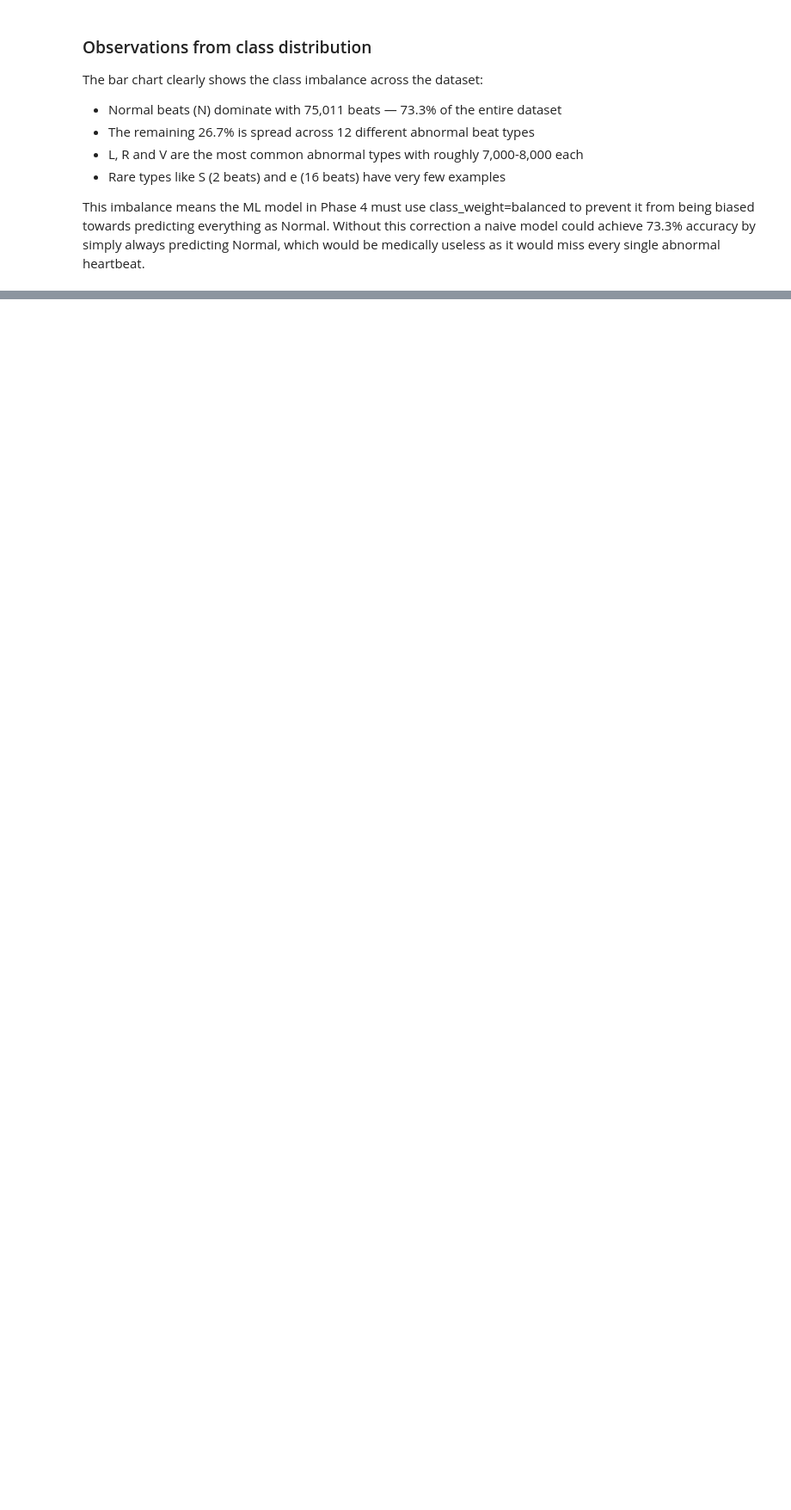
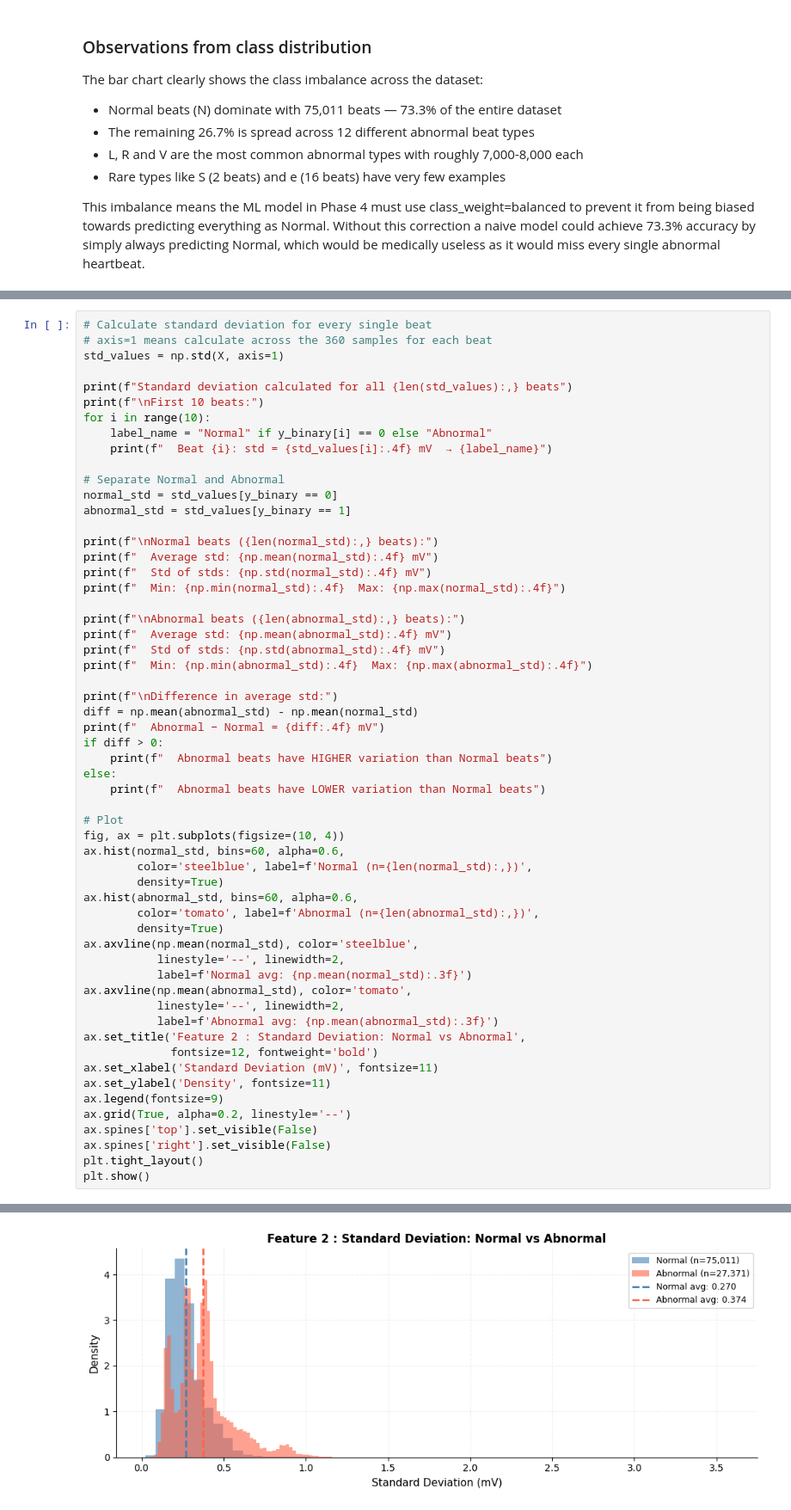
Before and after one commit to saugatpokharel/ecg-heartbeat-classification-xai, a Jupyter notebook: notebooks/03_eda_features.ipynb, the cells around one changed output, grey strips where cells are left out. Shown at 86% size. Saved outputs shown, nothing was run; the diff lists cells and outputs as text; blank space fills up the shorter version.

```diff
--- a/notebooks/03_eda_features.ipynb
+++ b/notebooks/03_eda_features.ipynb
@@ -291,0 +395,58 @@ every single abnormal heartbeat.
+# %%
+# Calculate standard deviation for every single beat
+# axis=1 means calculate across the 360 samples for each beat
+std_values = np.std(X, axis=1)
+
+print(f"Standard deviation calculated for all {len(std_values):,} beats")
+print(f"\nFirst 10 beats:")
+for i in range(10):
+    label_name = "Normal" if y_binary[i] == 0 else "Abnormal"
+    print(f"  Beat {i}: std = {std_values[i]:.4f} mV  → {label_name}")
+
+# Separate Normal and Abnormal
+normal_std = std_values[y_binary == 0]
+abnormal_std = std_values[y_binary == 1]
+
+print(f"\nNormal beats ({len(normal_std):,} beats):")
+print(f"  Average std: {np.mean(normal_std):.4f} mV")
+print(f"  Std of stds: {np.std(normal_std):.4f} mV")
+print(f"  Min: {np.min(normal_std):.4f}  Max: {np.max(normal_std):.4f}")
+
+print(f"\nAbnormal beats ({len(abnormal_std):,} beats):")
+print(f"  Average std: {np.mean(abnormal_std):.4f} mV")
+print(f"  Std of stds: {np.std(abnormal_std):.4f} mV")
+print(f"  Min: {np.min(abnormal_std):.4f}  Max: {np.max(abnormal_std):.4f}")
+
+print(f"\nDifference in average std:")
+diff = np.mean(abnormal_std) - np.mean(normal_std)
+print(f"  Abnormal − Normal = {diff:.4f} mV")
+if diff > 0:
+    print(f"  Abnormal beats have HIGHER variation than Normal beats")
+else:
+    print(f"  Abnormal beats have LOWER variation than Normal beats")
+
+# Plot
+fig, ax = plt.subplots(figsize=(10, 4))
+ax.hist(normal_std, bins=60, alpha=0.6,
+        color='steelblue', label=f'Normal (n={len(normal_std):,})',
+        density=True)
+ax.hist(abnormal_std, bins=60, alpha=0.6,
+        color='tomato', label=f'Abnormal (n={len(abnormal_std):,})',
+        density=True)
+ax.axvline(np.mean(normal_std), color='steelblue',
+           linestyle='--', linewidth=2,
+           label=f'Normal avg: {np.mean(normal_std):.3f}')
+ax.axvline(np.mean(abnormal_std), color='tomato',
+           linestyle='--', linewidth=2,
+           label=f'Abnormal avg: {np.mean(abnormal_std):.3f}')
+ax.set_title('Feature 2 : Standard Deviation: Normal vs Abnormal',
+             fontsize=12, fontweight='bold')
+ax.set_xlabel('Standard Deviation (mV)', fontsize=11)
+ax.set_ylabel('Density', fontsize=11)
+ax.legend(fontsize=9)
+ax.grid(True, alpha=0.2, linestyle='--')
+ax.spines['top'].set_visible(False)
+ax.spines['right'].set_visible(False)
+plt.tight_layout()
+plt.show()
+# %% [output]
@@ -291,0 +470 @@ every single abnormal heartbeat.
+[figure, added]
```
Also changed, not shown: parts of 8 cells of this notebook.
